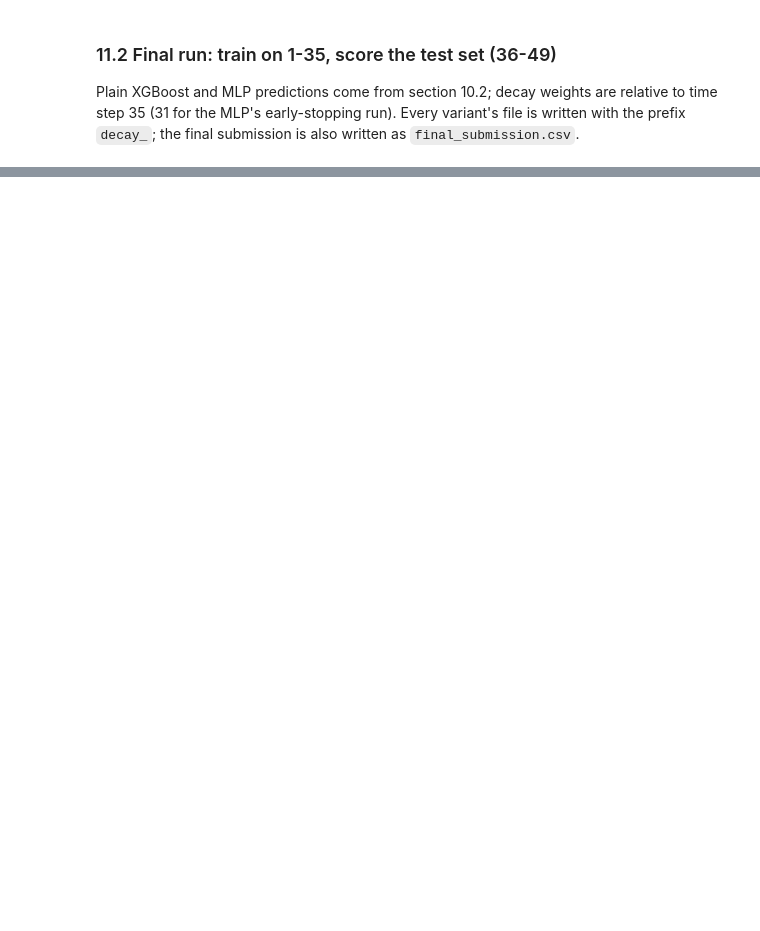
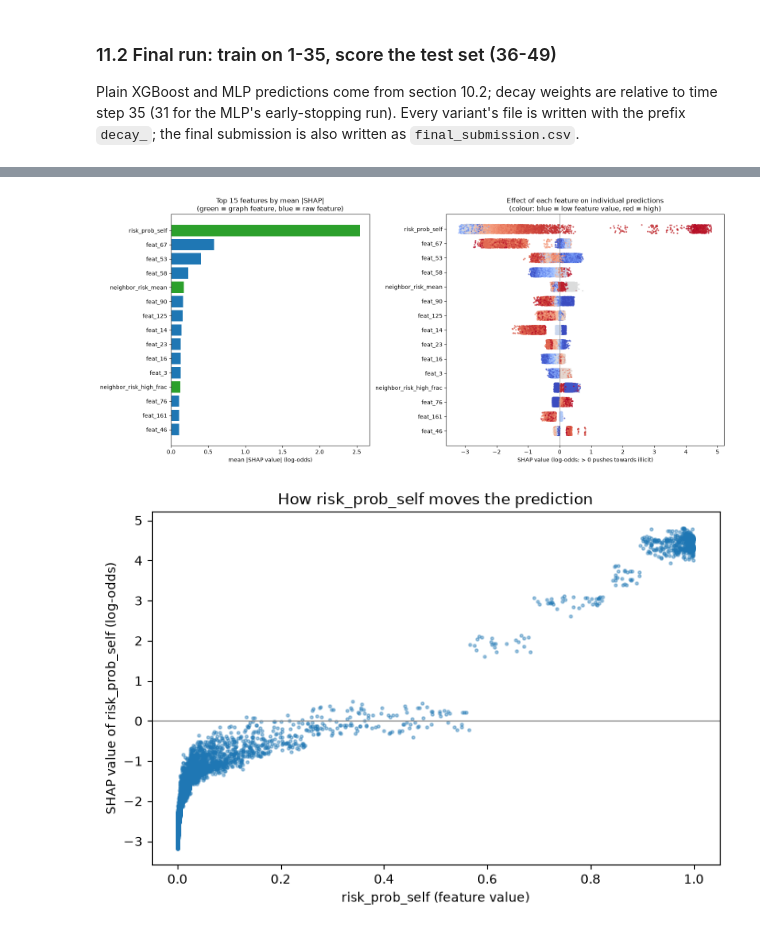
Before and after one commit to yminnnx/BT4012_TanYuMin_KaggleCompetition, a Jupyter notebook: E1156344.ipynb, the cells around one changed output, grey strips where cells are left out. Saved outputs shown, nothing was run; the diff lists cells and outputs as text; code cells hidden in the pictures; blank space fills up the shorter version.

Commit message:
added shap explainability

```diff
--- a/E1156344.ipynb
+++ b/E1156344.ipynb
@@ -3435,0 +3465,39 @@ Wrote 22 files with prefix decay_, and final_submission.csv (= xgbnone_mlpdecay0
+# %%
+TOP_N = 15
+top_features = mean_abs_shap.index[:TOP_N][::-1]  # largest at the top of each chart
+is_graph = lambda c: c in graph_cols_used
+
+fig, (ax_bar, ax_swarm) = plt.subplots(1, 2, figsize=(16, 7), gridspec_kw={"width_ratios": [1, 1.4]})
+
+# 1. Global importance: mean |SHAP| per feature, graph features highlighted
+ax_bar.barh(top_features, mean_abs_shap[top_features],
+            color=["tab:green" if is_graph(c) else "tab:blue" for c in top_features])
+ax_bar.set_xlabel("mean |SHAP value| (log-odds)")
+ax_bar.set_title(f"Top {TOP_N} features by mean |SHAP|\n(green = graph feature, blue = raw feature)")
+
+# 2. Beeswarm-style: each dot is one test transaction; colour = the feature's value (low -> high, as a percentile)
+rng = np.random.default_rng(RANDOM_STATE)
+for row, c in enumerate(top_features):
+    vals = shap_values[c].values
+    colour = X_shap[c].rank(pct=True).fillna(0.5).values  # missing values shown in the middle of the colour scale
+    ax_swarm.scatter(vals, row + rng.uniform(-0.3, 0.3, len(vals)), c=colour, cmap="coolwarm", s=4, alpha=0.6)
+ax_swarm.axvline(0, color="grey", linewidth=0.8)
+ax_swarm.set_yticks(range(len(top_features)))
+ax_swarm.set_yticklabels(top_features)
+ax_swarm.set_xlabel("SHAP value (log-odds; > 0 pushes towards illicit)")
+ax_swarm.set_title("Effect of each feature on individual predictions\n(colour: blue = low feature value, red = high)")
+plt.tight_layout()
+plt.show()
+
+# 3. Dependence plot for the most important feature
+top1 = mean_abs_shap.index[0]
+plt.figure(figsize=(8, 5))
+plt.scatter(X_shap[top1], shap_values[top1], s=5, alpha=0.4)
+plt.axhline(0, color="grey", linewidth=0.8)
+plt.xlabel(f"{top1} (feature value)")
+plt.ylabel(f"SHAP value of {top1} (log-odds)")
+plt.title(f"How {top1} moves the prediction")
+plt.show()
+# %% [output]
+[figure, added]
+[figure, added]
```
Also changed, not shown: parts of 24 cells of this notebook.
